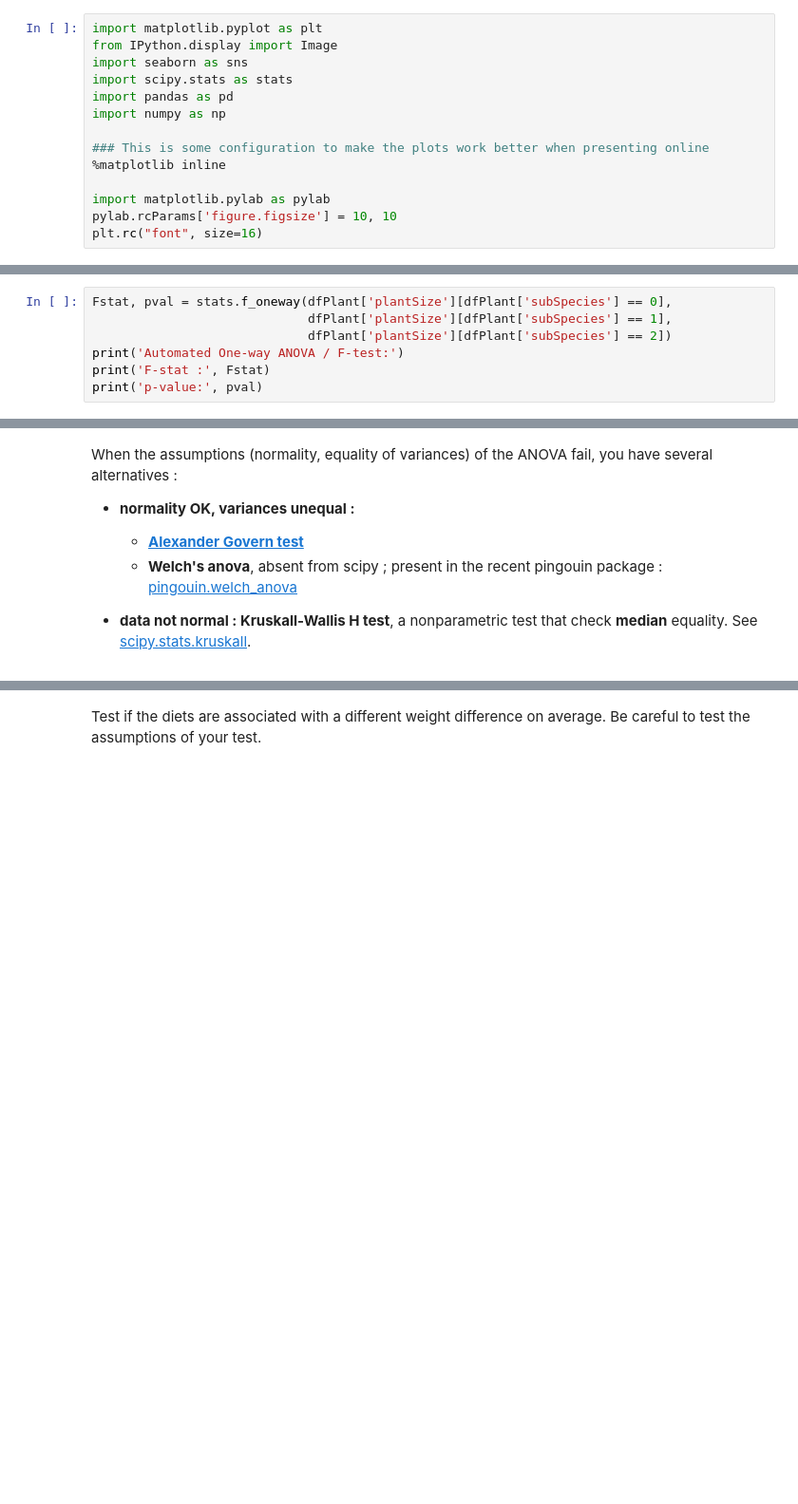
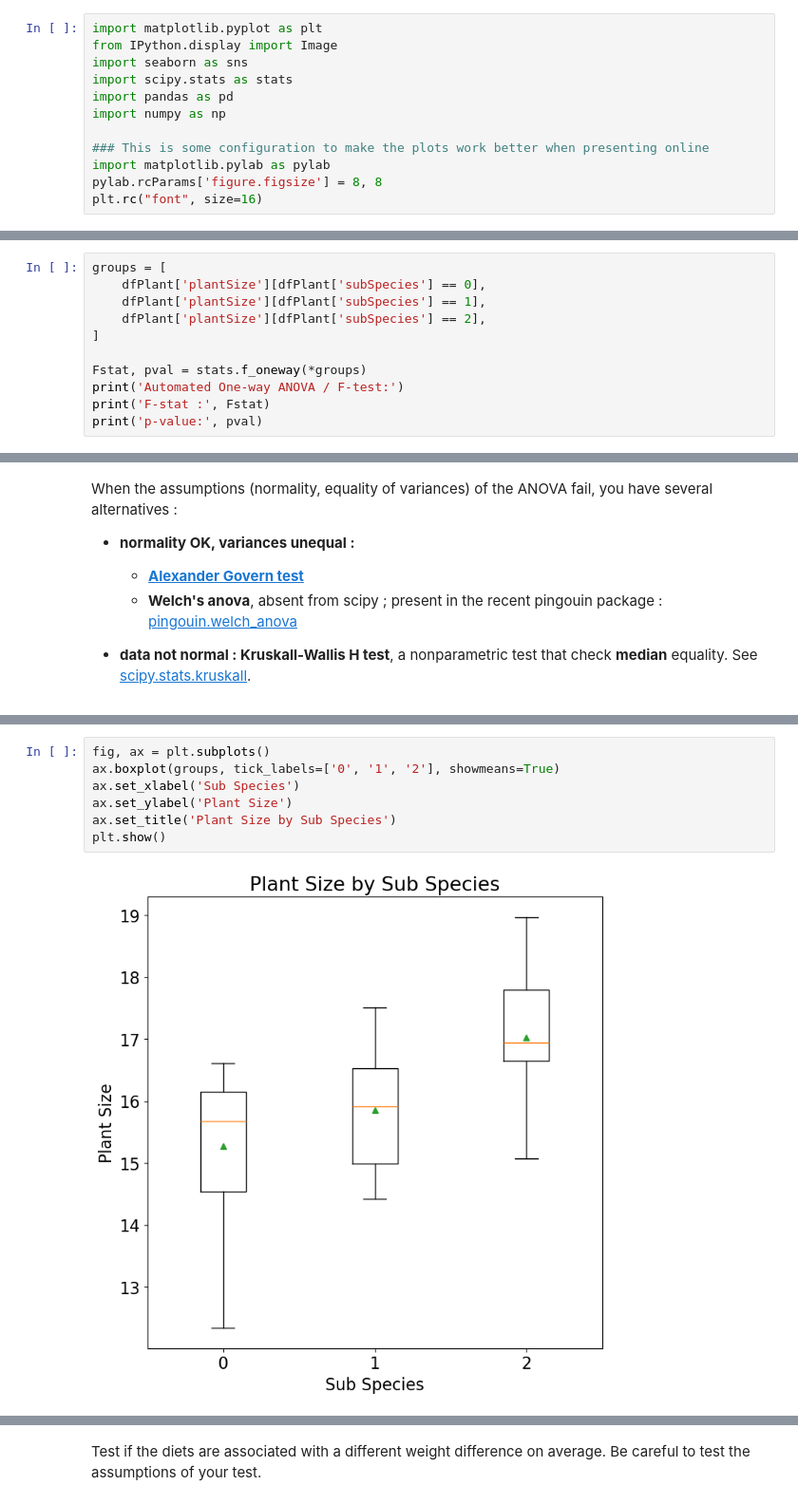
Before and after one commit to bioinfocz/IMG-Statistics-in-Python-Course, a Jupyter notebook: 03_distribution_and_statistical_tests_continued.ipynb, the cells around one changed output, grey strips where cells are left out. Shown at 95% size. Saved outputs shown, nothing was run; the diff lists cells and outputs as text; blank space fills up the shorter version.

```diff
--- a/03_distribution_and_statistical_tests_continued.ipynb
+++ b/03_distribution_and_statistical_tests_continued.ipynb
@@ -30,10 +9,8 @@ import pandas as pd
 import numpy as np
 
 ### This is some configuration to make the plots work better when presenting online
-%matplotlib inline
-
 import matplotlib.pylab as pylab
-pylab.rcParams['figure.figsize'] = 10, 10
+pylab.rcParams['figure.figsize'] = 8, 8
 plt.rc("font", size=16)
 # %% [markdown]
 Now that we have seen the basis of statistical hypothesis testing, let's review some of the most used ones.
@@ -507,9 +562,13 @@ print('p-value:', pval)
 # %% [markdown]
 We get the same result using `scipy.stats` function:
 # %%
-Fstat, pval = stats.f_oneway(dfPlant['plantSize'][dfPlant['subSpecies'] == 0],
-                             dfPlant['plantSize'][dfPlant['subSpecies'] == 1],
-                             dfPlant['plantSize'][dfPlant['subSpecies'] == 2])
+groups = [
+    dfPlant['plantSize'][dfPlant['subSpecies'] == 0],
+    dfPlant['plantSize'][dfPlant['subSpecies'] == 1],
+    dfPlant['plantSize'][dfPlant['subSpecies'] == 2],
+]
+
+Fstat, pval = stats.f_oneway(*groups)
 print('Automated One-way ANOVA / F-test:')
 print('F-stat :', Fstat)
 print('p-value:', pval)
@@ -539,0 +625,9 @@ Usually you will want to know which couple of condition differ. For this we reco
+# %%
+fig, ax = plt.subplots()
+ax.boxplot(groups, tick_labels=['0', '1', '2'], showmeans=True)
+ax.set_xlabel('Sub Species')
+ax.set_ylabel('Plant Size')
+ax.set_title('Plant Size by Sub Species')
+plt.show()
+# %% [output]
+[figure, added]
```
Also changed, not shown: parts of 52 cells of this notebook, 1 other file.
